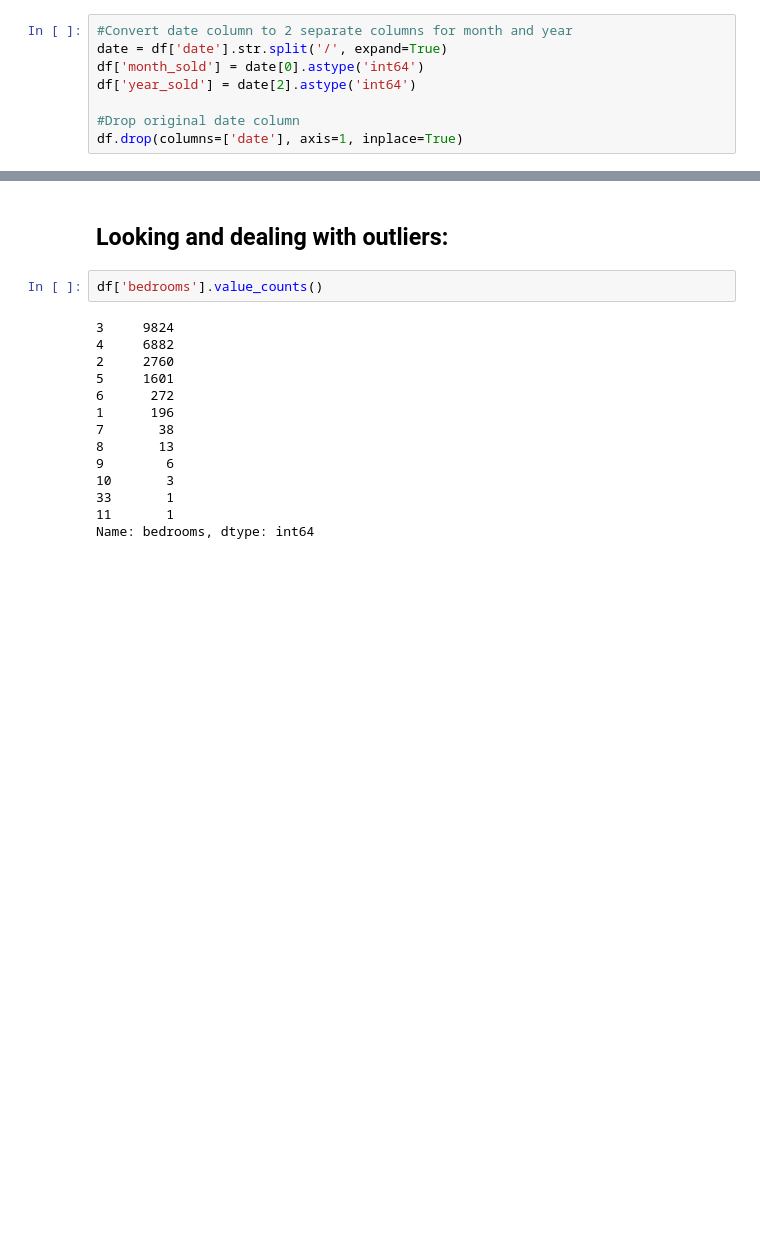
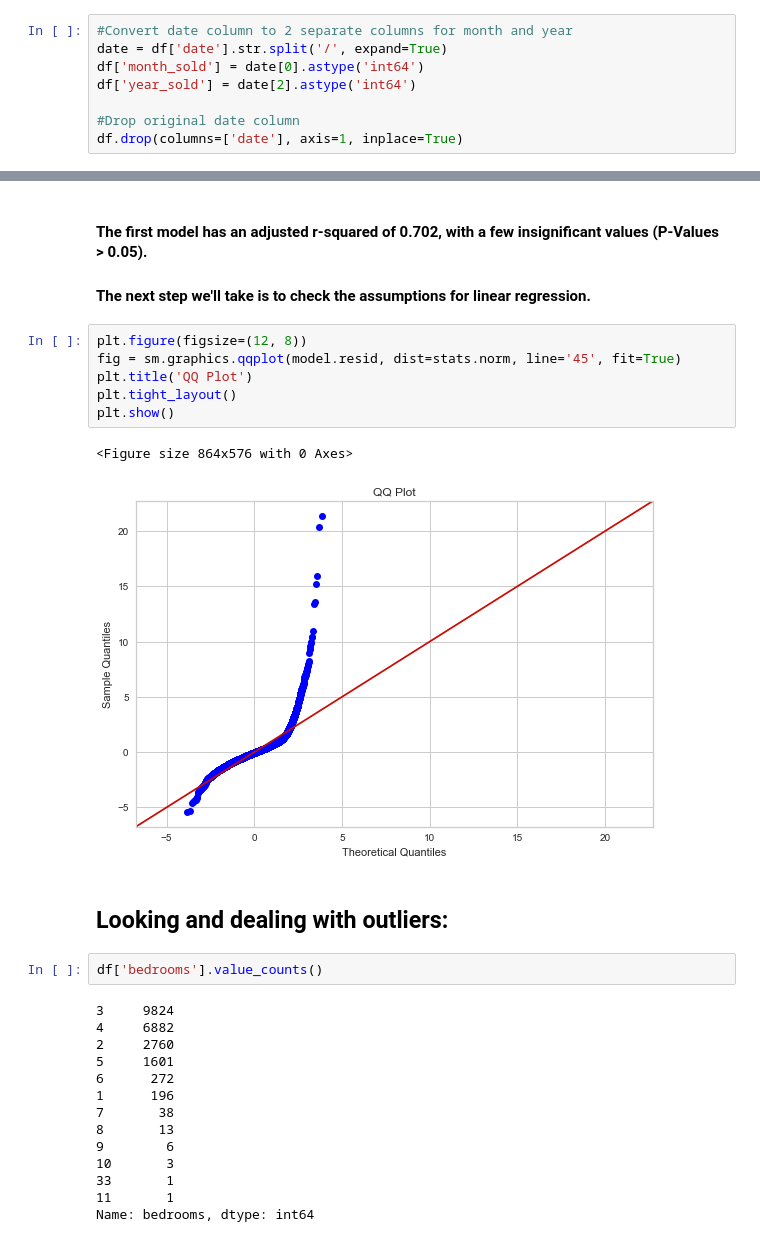
Before and after one commit to DataDoggo215/dsc-phase2-project, a Jupyter notebook: Master.ipynb, the cells around one changed output, grey strips where cells are left out. Cells and saved outputs as stored; diff of their text form; blank space fills up the shorter version.

```diff
--- a/Master.ipynb
+++ b/Master.ipynb
@@ -228,3 +198,15 @@ LinearRegression()
+# %% [markdown]
+#### The first model has an adjusted r-squared of 0.702, with a few insignificant values (P-Values > 0.05).
+#### The next step we'll take is to check the assumptions for linear regression.
+# %%
+plt.figure(figsize=(12, 8))
+fig = sm.graphics.qqplot(model.resid, dist=stats.norm, line='45', fit=True)
+plt.title('QQ Plot')
+plt.tight_layout()
+plt.show()
+# %% [output]
+<Figure size 864x576 with 0 Axes>
+[figure, added]
 # %% [markdown]
 ## Looking and dealing with outliers:
 # %%
```
Also changed, not shown: parts of 26 cells of this notebook, 1 other file.
